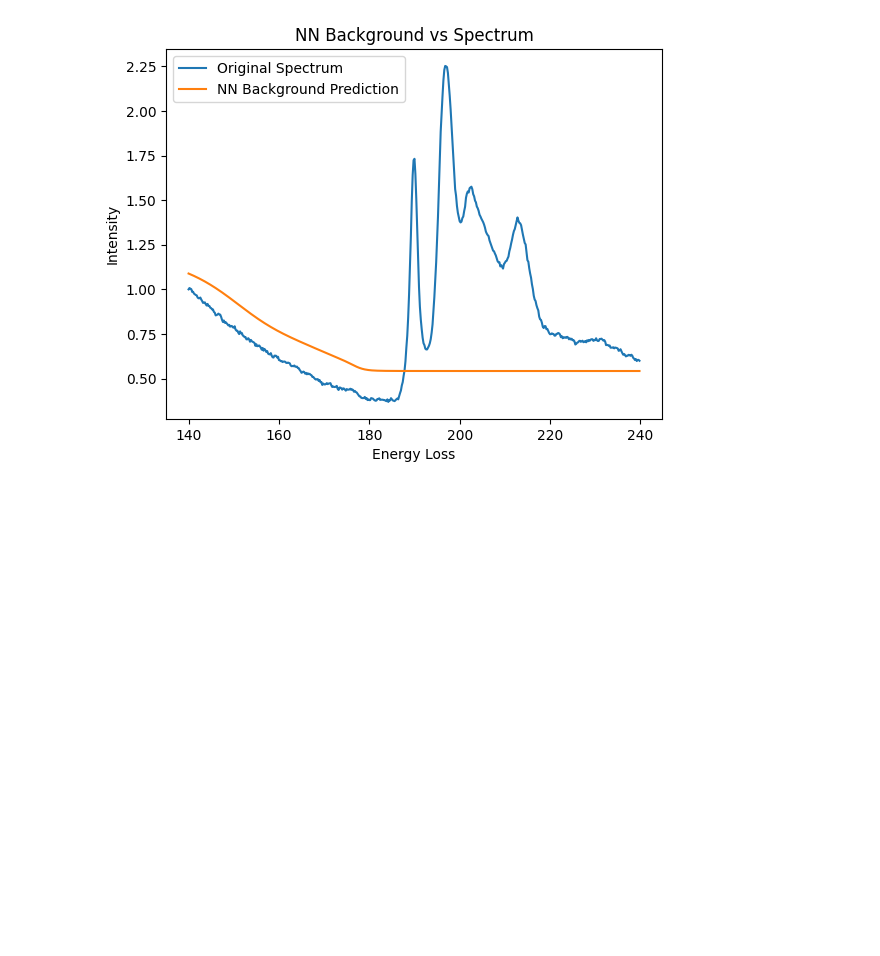
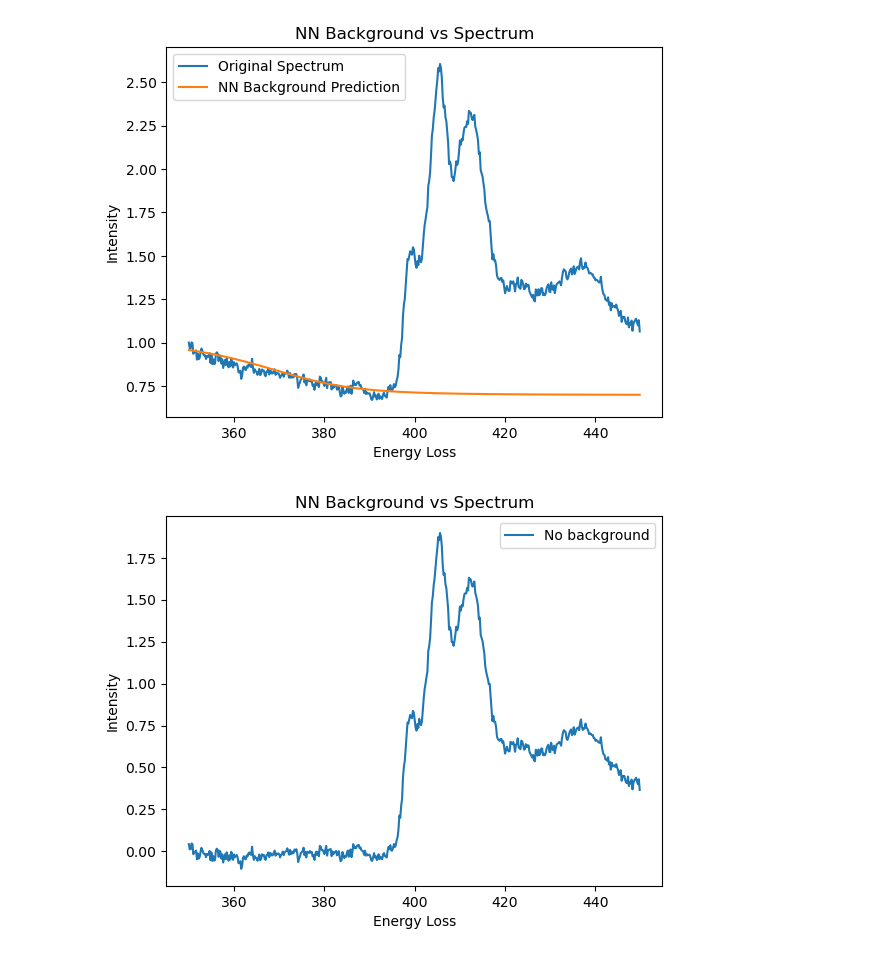
Before and after one commit to BWielen/CLFitter, a Jupyter notebook: Examples/BackgroundParameterization.ipynb, the cells around one changed output. Drawn from its saved outputs; the diff is of its cells as text; code cells hidden in the pictures; blank space fills up the shorter version.

```diff
--- a/Examples/BackgroundParameterization.ipynb
+++ b/Examples/BackgroundParameterization.ipynb
@@ -12,7 +19,8 @@ path_to_data = "../data/008_core_loss_line_020evpx_1mm.dm3"
 raw_data = dm.file_reader(path_to_data)
 
 # Extracting the core loss data
-core_loss_data = raw_data[0]['data']
+core_loss_data = raw_data[0]['data'][:500,:]
+# core_loss_data[core_loss_data>4000] = 0
 
 # Extracting the energy loss axis and spatial axis
 energy_loss_md = raw_data[0]['axes'][1]
@@ -27,9 +35,11 @@ plt.imshow(core_loss_data, cmap='gray', aspect='auto', extent=
         [energy_loss_axis[0], energy_loss_axis[-1], spatial_axis[0], spatial_axis[-1]])
 plt.show()
 # core_loss_data_trimmed = np.concatenate((core_loss_data[:14,1500:], core_loss_data[75:,1500:]))
-core_loss_data_trimmed = core_loss_data[:, :500]
+window = (energy_loss_axis > 350) & (energy_loss_axis < 450)
+core_loss_data_trimmed = core_loss_data[:, window]
+
 core_loss_data_trimmed /= core_loss_data_trimmed[:,0].reshape(-1, 1)
-energy_loss_axis_trimmed = energy_loss_axis[:500]
+energy_loss_axis_trimmed = energy_loss_axis[window]
 plt.imshow(core_loss_data_trimmed, cmap='gray', aspect='auto', extent=
         [energy_loss_axis_trimmed[0], energy_loss_axis_trimmed[-1], spatial_axis[0], spatial_axis[-1]])
 # %% [output]
@@ -41,45 +51,40 @@ intensities = torch.tensor(core_loss_data_trimmed, dtype=torch.float32)
 energy_axis = torch.tensor(energy_loss_axis_trimmed, dtype=torch.float32)
 spatial_axis = torch.tensor(spatial_axis, dtype=torch.float32)
 
-exclude_min = 185
-exclude_max = 220
+exclude_min = 0
+exclude_max = 0
 mask = (energy_axis < exclude_min) | (energy_axis > exclude_max)
 
-# Filter according to mask
 filtered_energy_axis = energy_axis[mask]
 filtered_intensities = intensities[:, mask]
 
-# Get shapes
+
+# include_spectra_mask = ((spatial_axis < 0.13) & (spatial_axis > 0.09)) | ((spatial_axis < 0.08) & (spatial_axis > 0.03))
+
+# filtered_intensities = filtered_intensities[include_spectra_mask,:]
+# filtered_spatial_axis = spatial_axis[include_spectra_mask]
+
 num_spectra, num_energy_loss = filtered_intensities.shape
 
-# Log of total intensity per spectrum
-log_total_intensity = torch.log(filtered_intensities.sum(dim=1, keepdim=True))
+log_total_intensity = torch.log(intensities.sum(dim=1, keepdim=True))
 
-# Expand to match each spectrum
 energy_axis_expanded = filtered_energy_axis.unsqueeze(0).expand(num_spectra, -1)
 log_total_intensity_expanded = log_total_intensity.expand(-1, num_energy_loss)
 
-# Stack energy and log_intensity into input features
 X = torch.stack([
     energy_axis_expanded,
     log_total_intensity_expanded
 ], dim=2)
 X = X.reshape(-1, 2)
 
-# Flatten intensities to shape
 y = torch.log(filtered_intensities.reshape(-1))
 
-# Compute mean and std along each feature (dim=0 means per column)
 X_mean = X.mean(dim=0)
 X_std = X.std(dim=0)
 
-# Normalize
 X = (X - X_mean) / X_std
 
 y_mean = y.mean()
 y_std = y.std()
 
-# Normalize
 y = (y - y_mean) / y_std
-
-print(y)
@@ -178,31 +200,41 @@ Epoch 20/20, Loss: 190.3357
 # %%
 spectrum = intensities[50]
 log_total = torch.log(spectrum.sum())
+
 X_single = torch.stack([
     energy_axis,
     log_total.expand_as(energy_axis)
 ], dim=1)
 
 X_single = (X_single - X_mean) / X_std
-
+# print(X_single)
 model.eval()
 with torch.no_grad():
     pred_log = model(X_single.to(device)).squeeze()
 
 pred_log = pred_log * y_std + y_mean
 pred = torch.exp(pred_log)
 
 import matplotlib.pyplot as plt
 
 plt.plot(energy_axis.cpu(), spectrum.cpu(), label="Original Spectrum")
 plt.plot(energy_axis.cpu(), pred.cpu(), label="NN Background Prediction")
 plt.xlabel("Energy Loss")
 plt.ylabel("Intensity")
 plt.legend()
 plt.title("NN Background vs Spectrum")
 plt.show()
+
+plt.plot(energy_axis.cpu(), spectrum.cpu()-pred.cpu(), label="No background")
+# plt.plot(energy_axis.cpu(), pred.cpu(), label="NN Background Prediction")
+plt.xlabel("Energy Loss")
+plt.ylabel("Intensity")
+plt.legend()
+plt.title("NN Background vs Spectrum")
+plt.show()
 # %% [output]
-[figure, old version]
+[figure, new version]
+[figure, added]
 # %%
 plt.plot(cost, label="Loss")
 plt.xlabel("Epoch")
```
Also changed, not shown: parts of 7 cells of this notebook, 3 other files.
